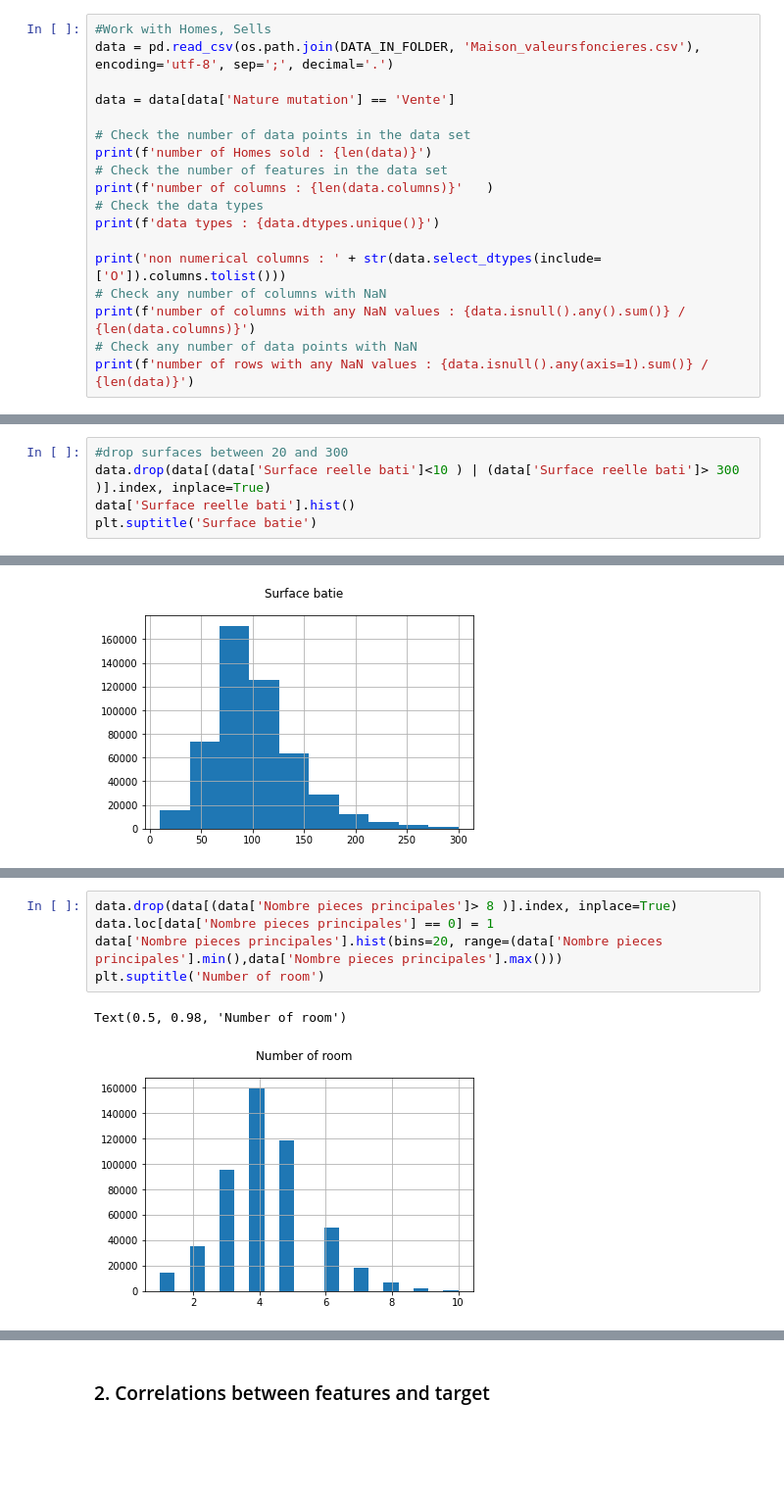
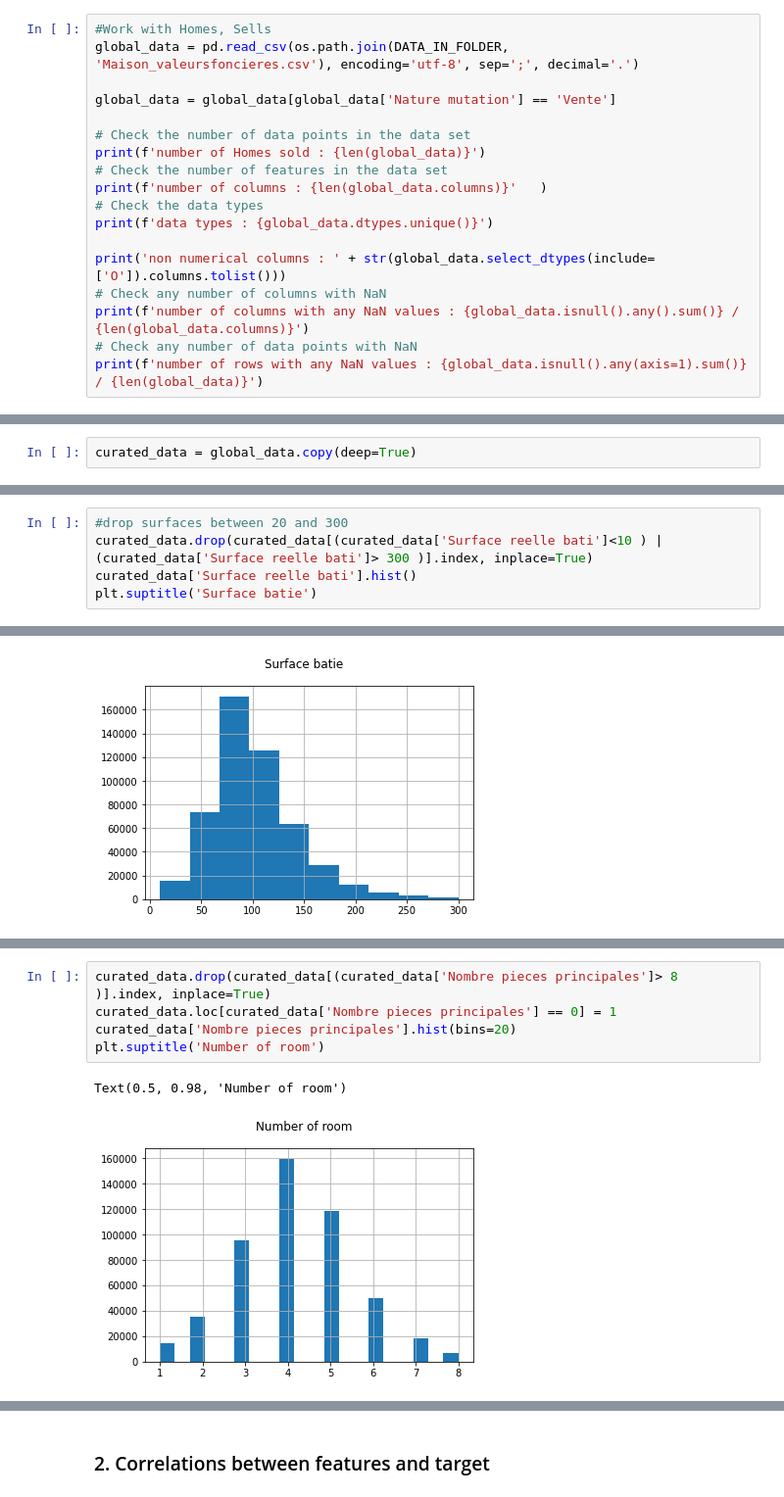
Before and after one commit to IssamBouzidi/Immothep, a Jupyter notebook: src/maison_train.ipynb, the cells around one changed output, grey strips where cells are left out. Shown at 98% size. Cells and saved outputs as stored; diff of their text form; blank space fills up the shorter version.

```diff
--- a/src/maison_train.ipynb
+++ b/src/maison_train.ipynb
@@ -21,22 +22,22 @@ DATA_IN_FOLDER = 'C:/prairie/projet8-1/Immothep/data/cleaned/'
 ### 1. Exploratory Data Analysis
 # %%
 #Work with Homes, Sells
-data = pd.read_csv(os.path.join(DATA_IN_FOLDER, 'Maison_valeursfoncieres.csv'), encoding='utf-8', sep=';', decimal='.')
+global_data = pd.read_csv(os.path.join(DATA_IN_FOLDER, 'Maison_valeursfoncieres.csv'), encoding='utf-8', sep=';', decimal='.')
 
-data = data[data['Nature mutation'] == 'Vente']
+global_data = global_data[global_data['Nature mutation'] == 'Vente']
 
 # Check the number of data points in the data set
-print(f'number of Homes sold : {len(data)}')
+print(f'number of Homes sold : {len(global_data)}')
 # Check the number of features in the data set
-print(f'number of columns : {len(data.columns)}'   )
+print(f'number of columns : {len(global_data.columns)}'   )
 # Check the data types
-print(f'data types : {data.dtypes.unique()}')
+print(f'data types : {global_data.dtypes.unique()}')
 
-print('non numerical columns : ' + str(data.select_dtypes(include=['O']).columns.tolist()))
+print('non numerical columns : ' + str(global_data.select_dtypes(include=['O']).columns.tolist()))
 # Check any number of columns with NaN
-print(f'number of columns with any NaN values : {data.isnull().any().sum()} / {len(data.columns)}')
+print(f'number of columns with any NaN values : {global_data.isnull().any().sum()} / {len(global_data.columns)}')
 # Check any number of data points with NaN
-print(f'number of rows with any NaN values : {data.isnull().any(axis=1).sum()} / {len(data)}')
+print(f'number of rows with any NaN values : {global_data.isnull().any(axis=1).sum()} / {len(global_data)}')
 # %% [output]
 number of Homes sold : 504623
 number of columns : 7
@@ -46,4 +47,6 @@ number of columns with any NaN values : 0 / 7
 number of rows with any NaN values : 0 / 504623
 # %% [markdown]
 ### Cleanup limits
+# %%
+curated_data = global_data.copy(deep=True)
 # %%
@@ -56,8 +67,8 @@ Text(0.5, 0.98, 'Surface batie')
 [figure]
 # %%
 #drop surfaces between 20 and 300
-data.drop(data[(data['Surface reelle bati']<10 ) | (data['Surface reelle bati']> 300 )].index, inplace=True)
-data['Surface reelle bati'].hist()
+curated_data.drop(curated_data[(curated_data['Surface reelle bati']<10 ) | (curated_data['Surface reelle bati']> 300 )].index, inplace=True)
+curated_data['Surface reelle bati'].hist()
 plt.suptitle('Surface batie')
 # %% [output]
 Text(0.5, 0.98, 'Surface batie')
@@ -71,11 +90,11 @@ min : 0 - max : 67
 Text(0.5, 0.98, 'Number of room')
 [figure]
 # %%
-data.drop(data[(data['Nombre pieces principales']> 8 )].index, inplace=True)
-data.loc[data['Nombre pieces principales'] == 0] = 1
-data['Nombre pieces principales'].hist(bins=20, range=(data['Nombre pieces principales'].min(),data['Nombre pieces principales'].max()))
+curated_data.drop(curated_data[(curated_data['Nombre pieces principales']> 8 )].index, inplace=True)
+curated_data.loc[curated_data['Nombre pieces principales'] == 0] = 1
+curated_data['Nombre pieces principales'].hist(bins=20)
 plt.suptitle('Number of room')
 # %% [output]
 Text(0.5, 0.98, 'Number of room')
-[figure, old version]
+[figure, new version]
 # %%
```
Also changed, not shown: parts of 28 cells of this notebook, 1 other file.
